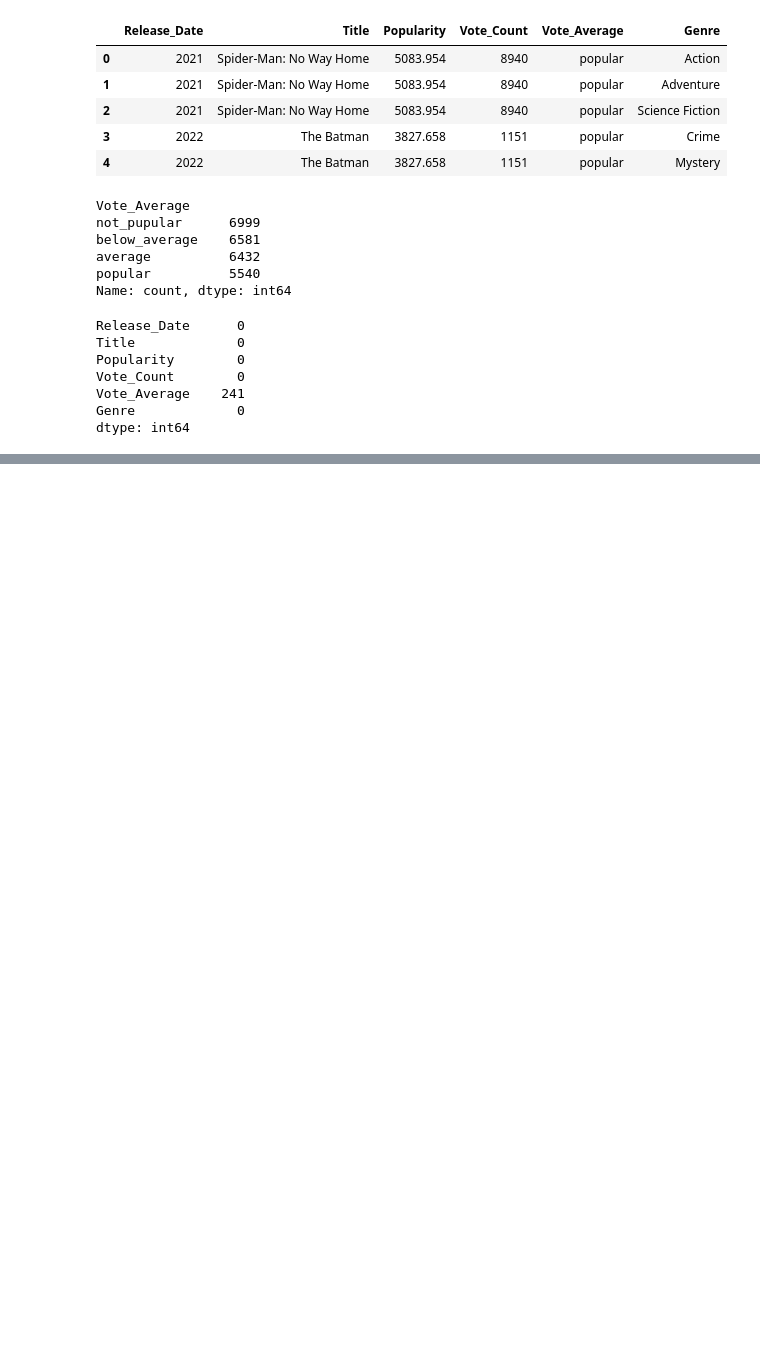
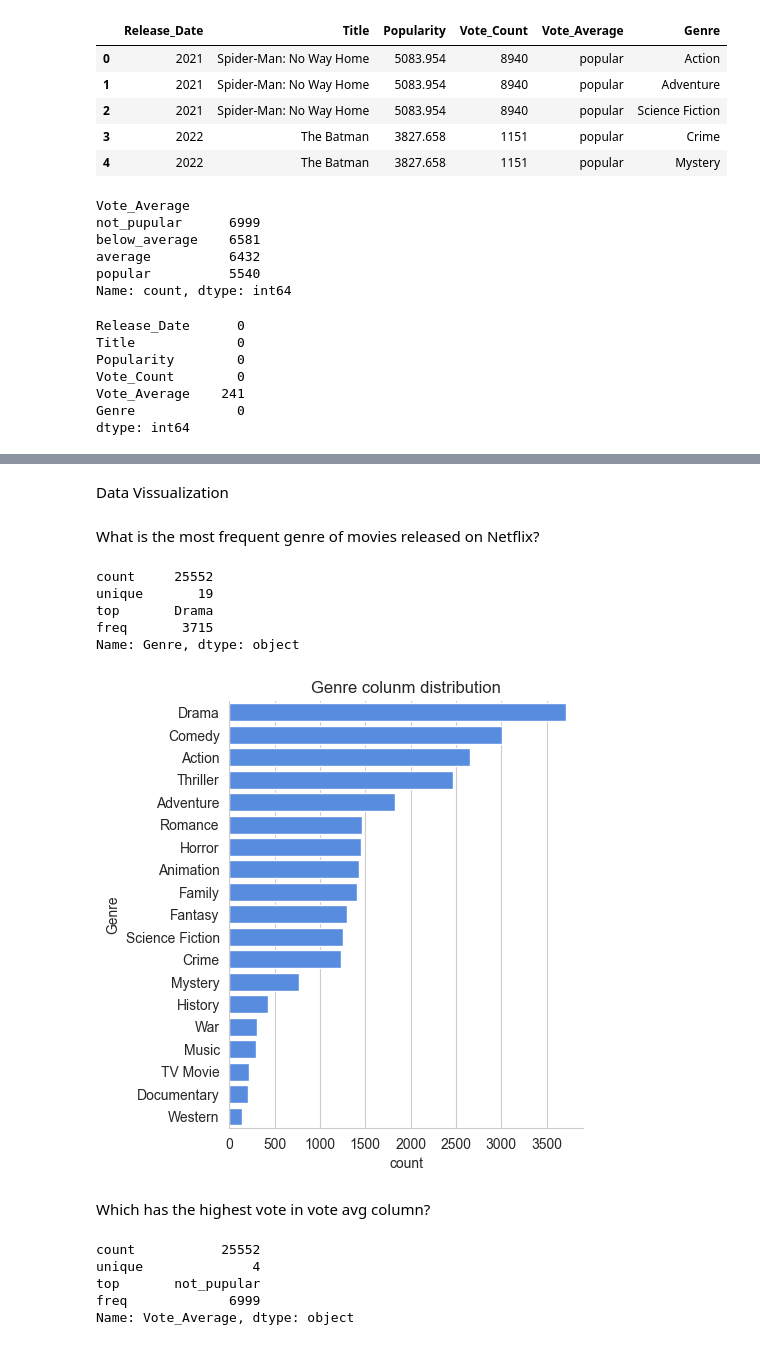
Before and after one commit to Rojin-Dhami/EDA-on-Movies-Dataset, a Jupyter notebook: EDA_Moviedata.ipynb, the cells around one changed output, grey strips where cells are left out. Saved outputs shown, nothing was run; the diff lists cells and outputs as text; code cells hidden in the pictures; blank space fills up the shorter version.

Commit message:
Performed Data Visualization

```diff
--- a/EDA_Moviedata.ipynb
+++ b/EDA_Moviedata.ipynb
@@ -208,3 +208,6 @@ Vote_Count        0
 Vote_Average    241
 Genre             0
 dtype: int64
+# %%
+df.dropna(inplace=True)
+df.isna().sum()
@@ -210,0 +222,30 @@ dtype: int64
+# %% [markdown]
+Data Vissualization
+# %%
+sns.set_style('whitegrid')
+# %% [markdown]
+What is the most frequent genre of movies released on Netflix?
+# %%
+df['Genre'].describe()
+# %% [output]
+count     25552
+unique       19
+top       Drama
+freq       3715
+Name: Genre, dtype: object
+# %%
+sns.catplot(y='Genre',data=df,kind='count',order=df['Genre'].value_counts().index,color='#4287f5')
+plt.title('Genre colunm distribution')
+plt.show()
+# %% [output]
+[figure, added]
+# %% [markdown]
+Which has the highest vote in vote avg column?
+# %%
+df['Vote_Average'].describe()
+# %% [output]
+count           25552
+unique              4
+top       not_pupular
+freq             6999
+Name: Vote_Average, dtype: object
```
Also changed, not shown: parts of 2 cells of this notebook.
